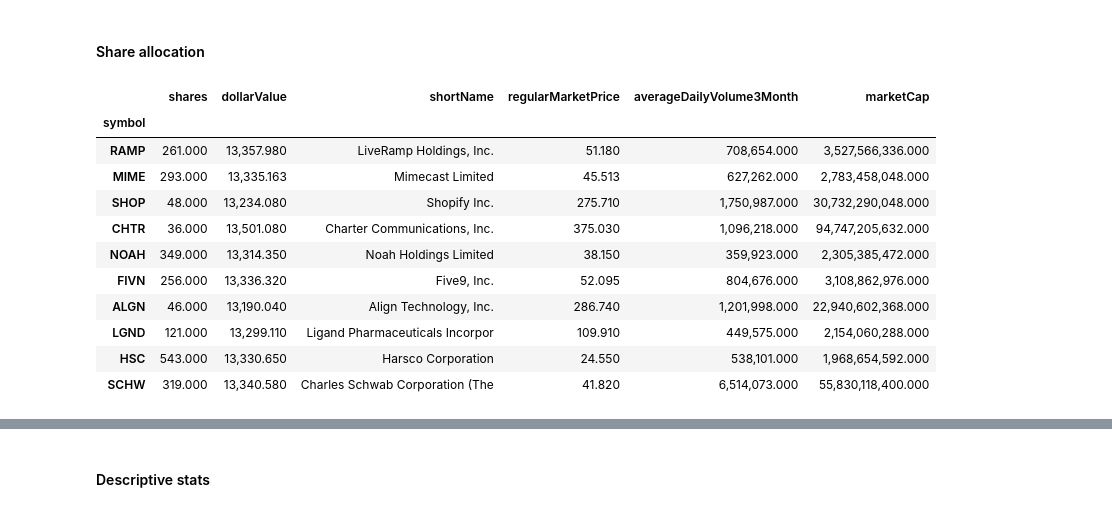
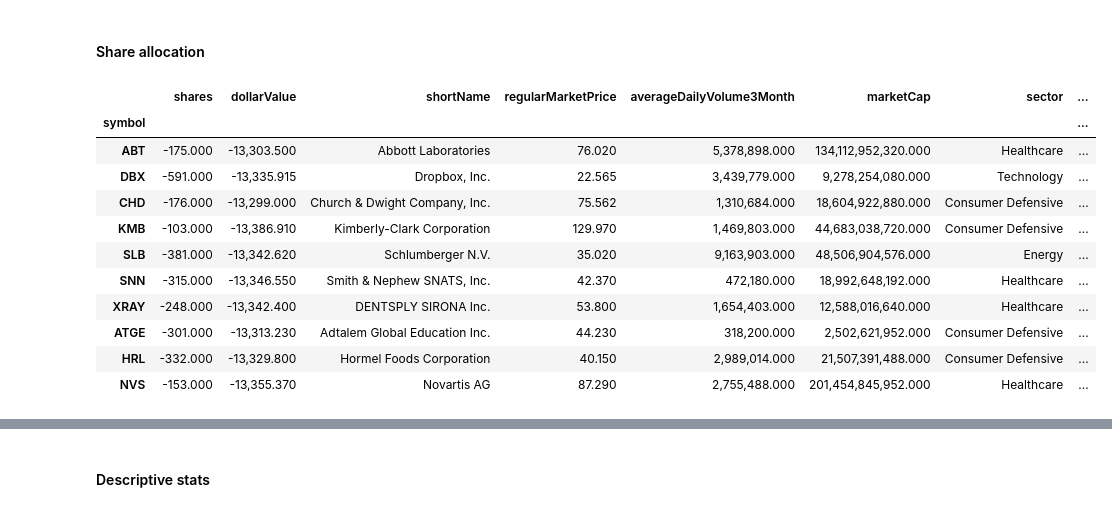
Before and after one commit to webclinic017/inception, a Jupyter notebook: notebooks/backtest_micro.ipynb, the cells around one changed output, grey strips where cells are left out. Drawn from its saved outputs; the diff is of its cells as text; code cells hidden in the pictures.

Commit message:
Minor clean ups.

```diff
--- a/notebooks/backtest_micro.ipynb
+++ b/notebooks/backtest_micro.ipynb
@@ -94,6 +97,7 @@ Loading file summary-categories/assetProfile
 Universe sectors: 11, industries: 136
 # %%
 quotes = tech_ds.quotes
+profile = tech_ds.profile
 liquid_tickers = list(quotes.loc[
     (quotes.quoteType == 'EQUITY') &
     (quotes.regularMarketPrice > 20) &
@@ -103,6 +107,8 @@ tech_ds.tickers = liquid_tickers
 # quotes.loc[quotes.regularMarketPrice < 50, 'regularMarketPrice'].hist(bins=50)
 # quotes.loc[quotes.v < 50, 'regularMarketPrice']
 # quotes.loc[quotes.averageDailyVolume3Month > 0.3e6, 'averageDailyVolume3Month'].hist(bins=50)
+
+clean_px, labels = tech_ds.clean_px, tech_ds.forward_return_labels
 # %% [markdown]
 #### Predict
 # %%
@@ -460,27 +460,31 @@ top_pred.loc[top_pred.symbol.isin(symbols)]
 # %%
 amount = 800000/6
 
 show_cols = ['shortName', 'regularMarketPrice', 'averageDailyVolume3Month', 'marketCap']
 quote_alloc = quotes.loc[symbols, show_cols]
+show_cols = ['sector', 'industry']
+profile_alloc = profile.loc[symbols, show_cols]
 
-allocation = amount / len(symbols)
+allocation = amount * (1 if long else -1) / len(symbols)
 alloc_df = (allocation / quotes.loc[symbols, ['regularMarketPrice']]).round(0)
 # alloc_df.columns = ['shares']
 alloc_df['dollarValue'] = alloc_df * quotes.loc[symbols, ['regularMarketPrice']]
 alloc_df.columns = ['shares', 'dollarValue']
-pd.concat([alloc_df, quote_alloc], axis=1)
+alloc_df = pd.concat([alloc_df, quote_alloc, profile_alloc], axis=1)
+alloc_df.to_csv(f'{"long" if long else "short"}-{str(date.today())}.csv')
+alloc_df
 # %% [output]
-|  | shares | dollarValue | shortName | regularMarketPrice | averageDailyVolume3Month | marketCap |
-| symbol |  |  |  |  |  |  |
-| RAMP | 261.000 | 13,357.980 | LiveRamp Holdings, Inc. | 51.180 | 708,654.000 | 3,527,566,336.000 |
-| MIME | 293.000 | 13,335.163 | Mimecast Limited | 45.513 | 627,262.000 | 2,783,458,048.000 |
-| SHOP | 48.000 | 13,234.080 | Shopify Inc. | 275.710 | 1,750,987.000 | 30,732,290,048.000 |
-| CHTR | 36.000 | 13,501.080 | Charter Communications, Inc. | 375.030 | 1,096,218.000 | 94,747,205,632.000 |
-| NOAH | 349.000 | 13,314.350 | Noah Holdings Limited | 38.150 | 359,923.000 | 2,305,385,472.000 |
-| FIVN | 256.000 | 13,336.320 | Five9, Inc. | 52.095 | 804,676.000 | 3,108,862,976.000 |
-| ALGN | 46.000 | 13,190.040 | Align Technology, Inc. | 286.740 | 1,201,998.000 | 22,940,602,368.000 |
-| LGND | 121.000 | 13,299.110 | Ligand Pharmaceuticals Incorpor | 109.910 | 449,575.000 | 2,154,060,288.000 |
-| HSC | 543.000 | 13,330.650 | Harsco Corporation | 24.550 | 538,101.000 | 1,968,654,592.000 |
-| SCHW | 319.000 | 13,340.580 | Charles Schwab Corporation (The | 41.820 | 6,514,073.000 | 55,830,118,400.000 |
+|  | shares | dollarValue | shortName | regularMarketPrice | averageDailyVolume3Month | marketCap | sector | ... |
+| symbol |  |  |  |  |  |  |  | ... |
+| ABT | -175.000 | -13,303.500 | Abbott Laboratories | 76.020 | 5,378,898.000 | 134,112,952,320.000 | Healthcare | ... |
+| DBX | -591.000 | -13,335.915 | Dropbox, Inc. | 22.565 | 3,439,779.000 | 9,278,254,080.000 | Technology | ... |
+| CHD | -176.000 | -13,299.000 | Church & Dwight Company, Inc. | 75.562 | 1,310,684.000 | 18,604,922,880.000 | Consumer Defensive | ... |
+| KMB | -103.000 | -13,386.910 | Kimberly-Clark Corporation | 129.970 | 1,469,803.000 | 44,683,038,720.000 | Consumer Defensive | ... |
+| SLB | -381.000 | -13,342.620 | Schlumberger N.V. | 35.020 | 9,163,903.000 | 48,506,904,576.000 | Energy | ... |
+| SNN | -315.000 | -13,346.550 | Smith & Nephew SNATS, Inc. | 42.370 | 472,180.000 | 18,992,648,192.000 | Healthcare | ... |
+| XRAY | -248.000 | -13,342.400 | DENTSPLY SIRONA Inc. | 53.800 | 1,654,403.000 | 12,588,016,640.000 | Healthcare | ... |
+| ATGE | -301.000 | -13,313.230 | Adtalem Global Education Inc. | 44.230 | 318,200.000 | 2,502,621,952.000 | Consumer Defensive | ... |
+| HRL | -332.000 | -13,329.800 | Hormel Foods Corporation | 40.150 | 2,989,014.000 | 21,507,391,488.000 | Consumer Defensive | ... |
+| NVS | -153.000 | -13,355.370 | Novartis AG | 87.290 | 2,755,488.000 | 201,454,845,952.000 | Healthcare | ... |
 # %%
 # index for predictions
```
Also changed, not shown: parts of 29 cells of this notebook.
